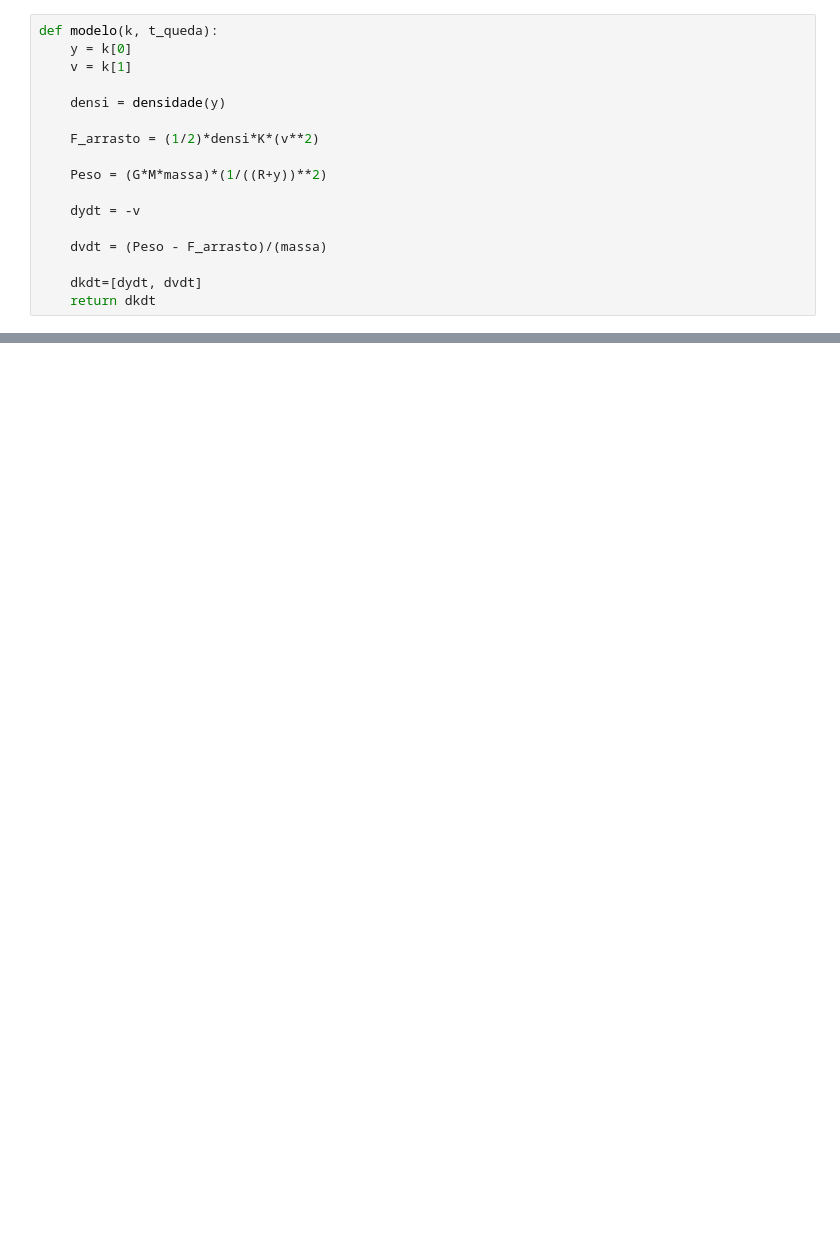
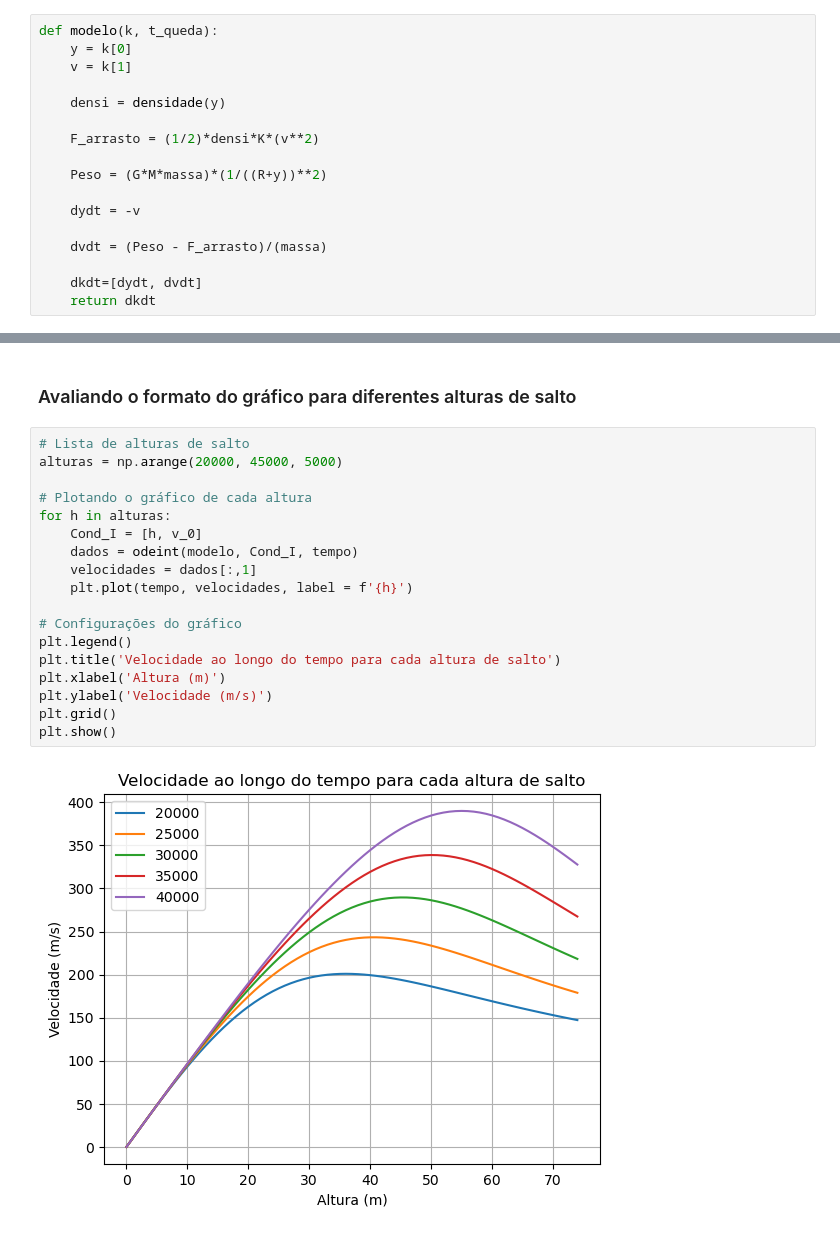
Before and after one commit to antoniocarlosgsf/Pulo-de-Felix-Baumgartner, a Jupyter notebook: modelagem.ipynb, the cells around one changed output, grey strips where cells are left out. Saved outputs shown, nothing was run; the diff lists cells and outputs as text; blank space fills up the shorter version.

```diff
--- a/modelagem.ipynb
+++ b/modelagem.ipynb
@@ -139,0 +135,22 @@ plt.show()
+# %% [markdown]
+### Avaliando o formato do gráfico para diferentes alturas de salto
+# %%
+# Lista de alturas de salto
+alturas = np.arange(20000, 45000, 5000)
+
+# Plotando o gráfico de cada altura
+for h in alturas:
+    Cond_I = [h, v_0]
+    dados = odeint(modelo, Cond_I, tempo)
+    velocidades = dados[:,1]
+    plt.plot(tempo, velocidades, label = f'{h}')
+
+# Configurações do gráfico
+plt.legend()
+plt.title('Velocidade ao longo do tempo para cada altura de salto')
+plt.xlabel('Altura (m)')
+plt.ylabel('Velocidade (m/s)')
+plt.grid()
+plt.show()
+# %% [output]
+[figure, added]
```
Also changed, not shown: parts of 17 cells of this notebook.
